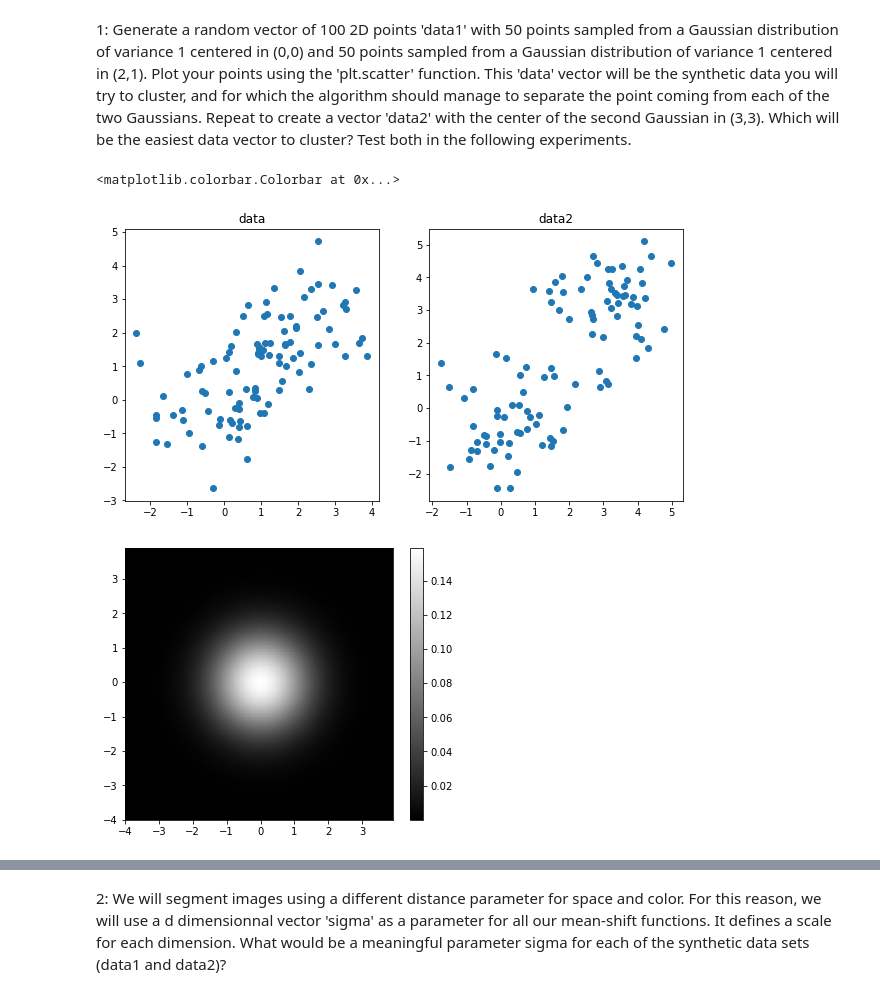
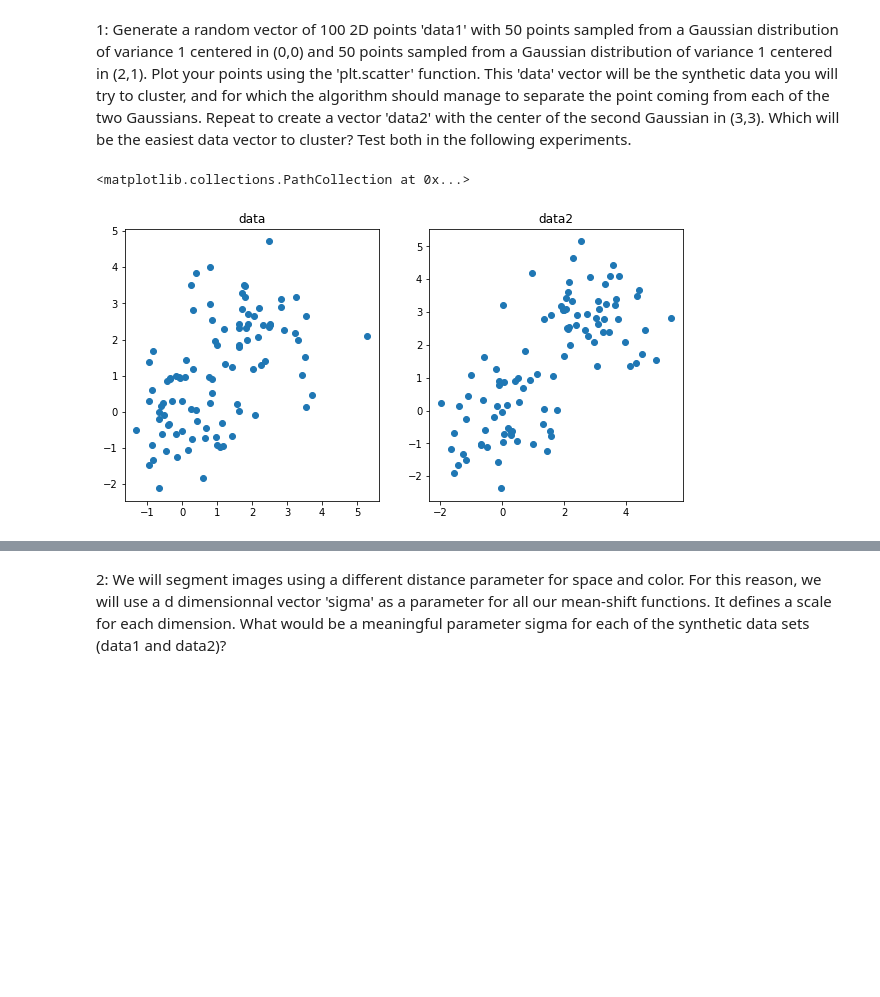
Before and after one commit to LouisLesueur/Illumination_project, a Jupyter notebook: mean_shift_TP.ipynb, the cells around one changed output, grey strips where cells are left out. Saved outputs shown, nothing was run; the diff lists cells and outputs as text; code cells hidden in the pictures; blank space fills up the shorter version.

```diff
--- a/mean_shift_TP.ipynb
+++ b/mean_shift_TP.ipynb
@@ -36,47 +36,32 @@ In this section, we will implement Mean Shift and test is on simple synthetic da
 # %% [markdown]
 1: Generate a random vector of 100 2D points 'data1' with 50 points sampled from a Gaussian distribution of variance 1 centered in (0,0) and 50 points sampled from a Gaussian distribution of variance 1 centered in (2,1). Plot your points using the 'plt.scatter' function. This 'data' vector will be the synthetic data you will try to cluster, and for which the algorithm should manage to separate the point coming from each of the two Gaussians. Repeat to create a vector 'data2' with the center of the second Gaussian in (3,3). Which will be the easiest data vector to cluster? Test both in the following experiments.
 # %%
-def normal_2d(x, y, mu, sigma):
-    """
-    cas particulier où mu = [mu, mu] et cov = sigma*Id, suffisant pour les estimations de densité
-    """
-    return np.exp(-(1/(2*(sigma**2)))*((x-mu)**2 + (y-mu)**2)) /(2*np.pi*(sigma**2))
-
-
 def compute_vector(mean1, var1, mean2, var2, nb_points):
 
     N = nb_points//2
 
     data1 = np.random.multivariate_normal(2*[mean1], np.diag(2*[var1]), N).T
     data2 = np.random.multivariate_normal(2*[mean2], np.diag(2*[var2]), N).T
 
     return np.concatenate((data1[0], data2[0])), \
            np.concatenate((data1[1], data2[1]))
 
 
 data = compute_vector(0, 1, 2, 1, 100)
 data2 = compute_vector(0, 1, 3, 1, 100) # plus facile à clusteriser car les 2 nuages de points sont plus espacés
 
 fig = plt.figure(figsize = (10,5))
 
 ax = fig.add_subplot(1, 2, 1)
 ax.set_title("data")
 ax.scatter(*data)
 
 ax = fig.add_subplot(1, 2, 2)
 ax.set_title("data2")
 ax.scatter(*data2)
-
-"Test gaussian"
-plt.figure(figsize=(6,5))
-x = np.arange(-4,4,0.1)
-X,Y = np.meshgrid(x,x)
-plt.pcolormesh(X, Y, normal_2d(X, Y, 0, 1), shading="gouraud")
-plt.colorbar()
 # %% [output]
-<matplotlib.colorbar.Colorbar at 0x...>
+<matplotlib.collections.PathCollection at 0x...>
-[figure, old version]
+[figure, new version]
-[figure, removed]
 # %%
 def k_n(r): # plus cohérent avec ce qu'il nous a filé non ?
     return np.exp(-0.5*r)
```
Also changed, not shown: parts of 2 cells of this notebook.
